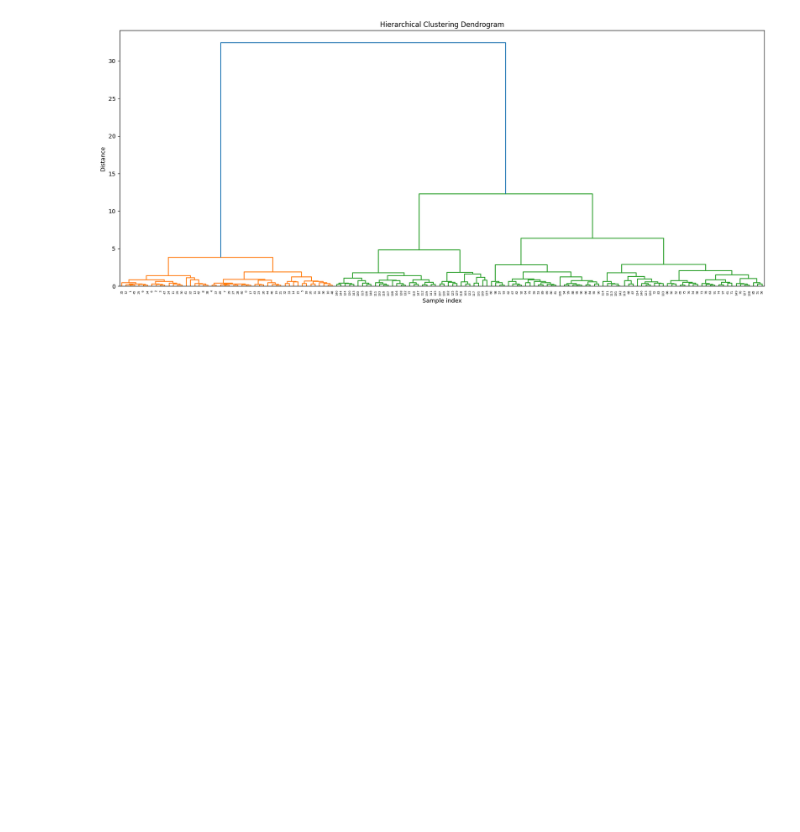
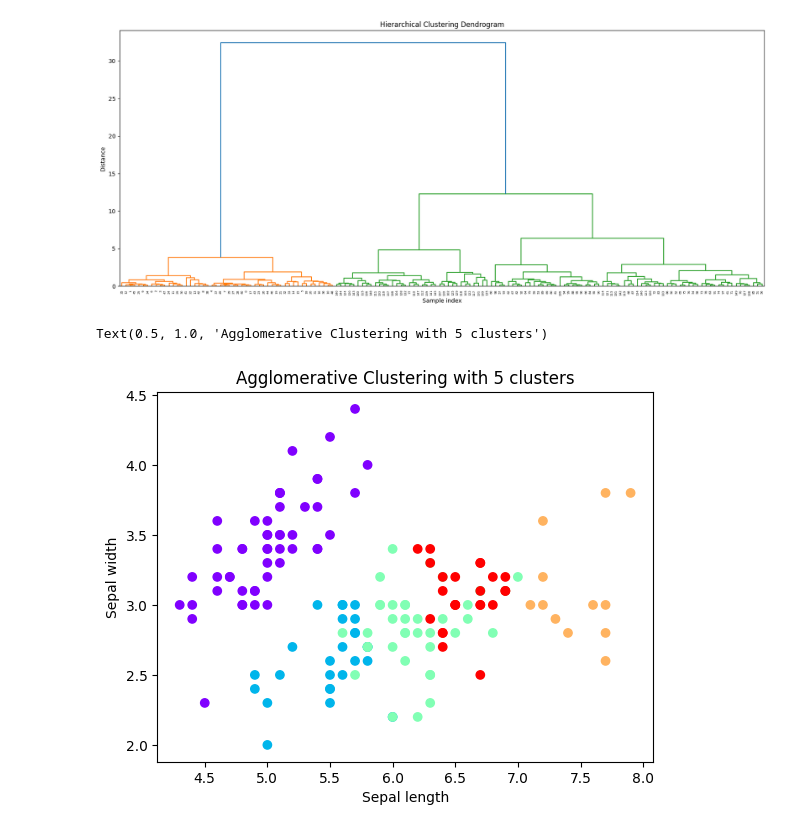
Before and after one commit to lreyessandoval/ciencia-de-datos-2023, a Jupyter notebook: modulo-#6/ejercicio-#3/ejercicio-3.ipynb, the cells around one changed output. Saved outputs shown, nothing was run; the diff lists cells and outputs as text; code cells hidden in the pictures; blank space fills up the shorter version.

```diff
--- a/modulo-#6/ejercicio-#3/ejercicio-3.ipynb
+++ b/modulo-#6/ejercicio-#3/ejercicio-3.ipynb
@@ -57,6 +64,17 @@ _ = dendrogram(Z, no_labels=False, ax=ax)
 # %%
 # Perform hierarchical clustering
 n_clusters = 5
 clustering = AgglomerativeClustering(n_clusters=n_clusters)
 clustering.fit(X)
 labels = clustering.labels_
+
+# Plot the clustering
+fig, ax = plt.subplots()
+
+ax.scatter(X.iloc[:, 0], X.iloc[:, 1], c=labels, cmap='rainbow')
+ax.set_xlabel('Sepal length')
+ax.set_ylabel('Sepal width')
+ax.set_title('Agglomerative Clustering with {} clusters'.format(n_clusters))
+# %% [output]
+Text(0.5, 1.0, 'Agglomerative Clustering with 5 clusters')
+[figure, added]
```
Also changed, not shown: parts of 5 cells of this notebook, 10 other files.
